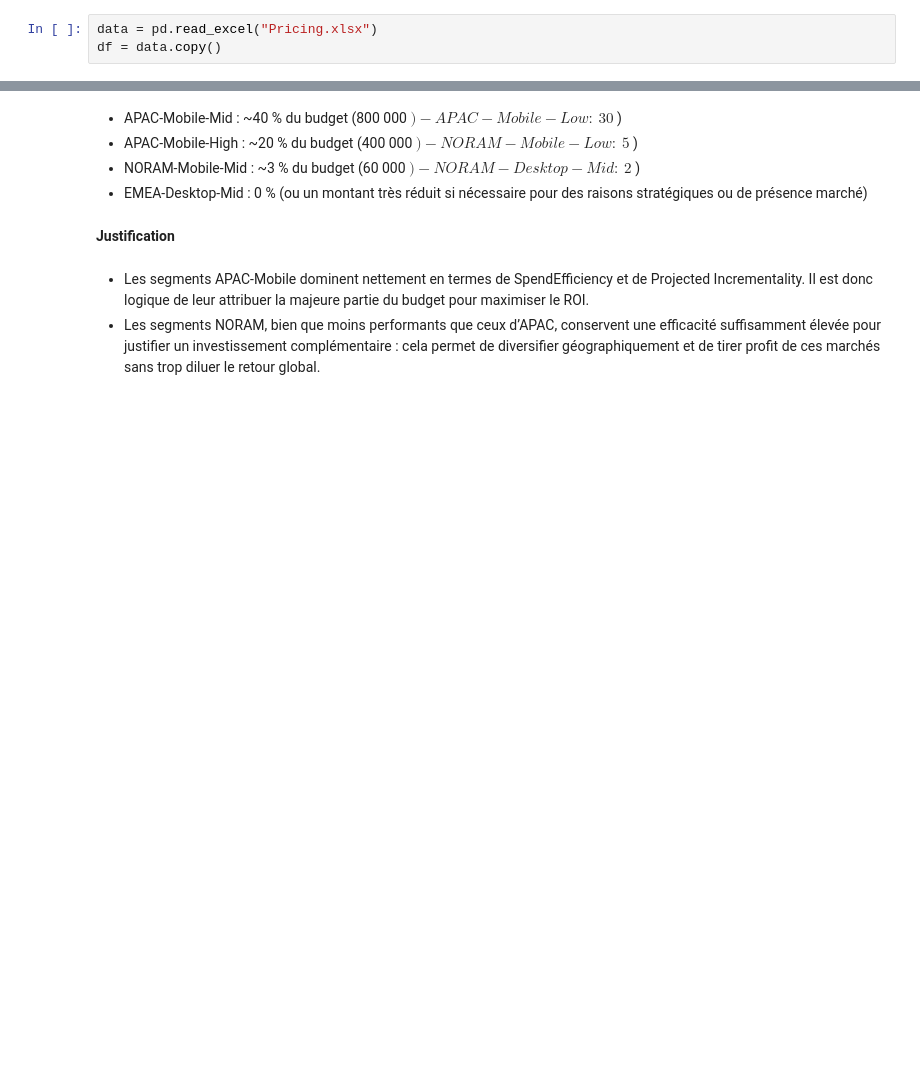
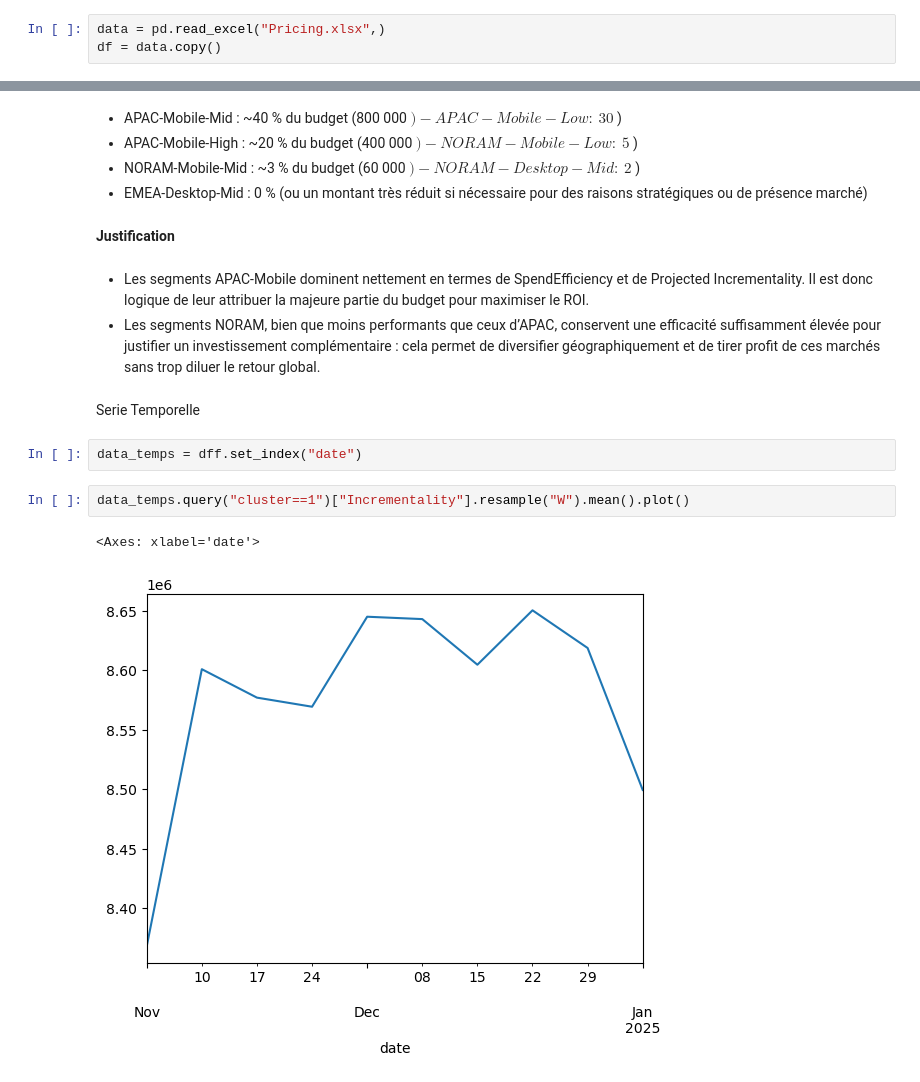
Before and after one commit to Soilah98/Clustering, a Jupyter notebook: Pricing_hotellerie/pricing.ipynb, the cells around one changed output, grey strips where cells are left out. Saved outputs shown, nothing was run; the diff lists cells and outputs as text; blank space fills up the shorter version.

```diff
--- a/Pricing_hotellerie/pricing.ipynb
+++ b/Pricing_hotellerie/pricing.ipynb
@@ -37,5 +38,5 @@ Dictionnaire des données
 # %%
-data = pd.read_excel("Pricing.xlsx")
+data = pd.read_excel("Pricing.xlsx",)
 df = data.copy()
 # %%
 df.columns
@@ -381,3 +383,12 @@ df_cluster_segement[["segment","mean_SpendEfficiency","total_Incrementality"]]
 - Les segments APAC-Mobile dominent nettement en termes de SpendEfficiency et de Projected Incrementality.
 Il est donc logique de leur attribuer la majeure partie du budget pour maximiser le ROI.
 - Les segments NORAM, bien que moins performants que ceux d’APAC, conservent une efficacité suffisamment élevée pour justifier un investissement complémentaire : cela permet de diversifier géographiquement et de tirer profit de ces marchés sans trop diluer le retour global.
+# %% [markdown]
+Serie Temporelle
+# %%
+data_temps = dff.set_index("date")
+# %%
+data_temps.query("cluster==1")["Incrementality"].resample("W").mean().plot()
+# %% [output]
+<Axes: xlabel='date'>
+[figure, added]
```
Also changed, not shown: parts of 5 cells of this notebook.
